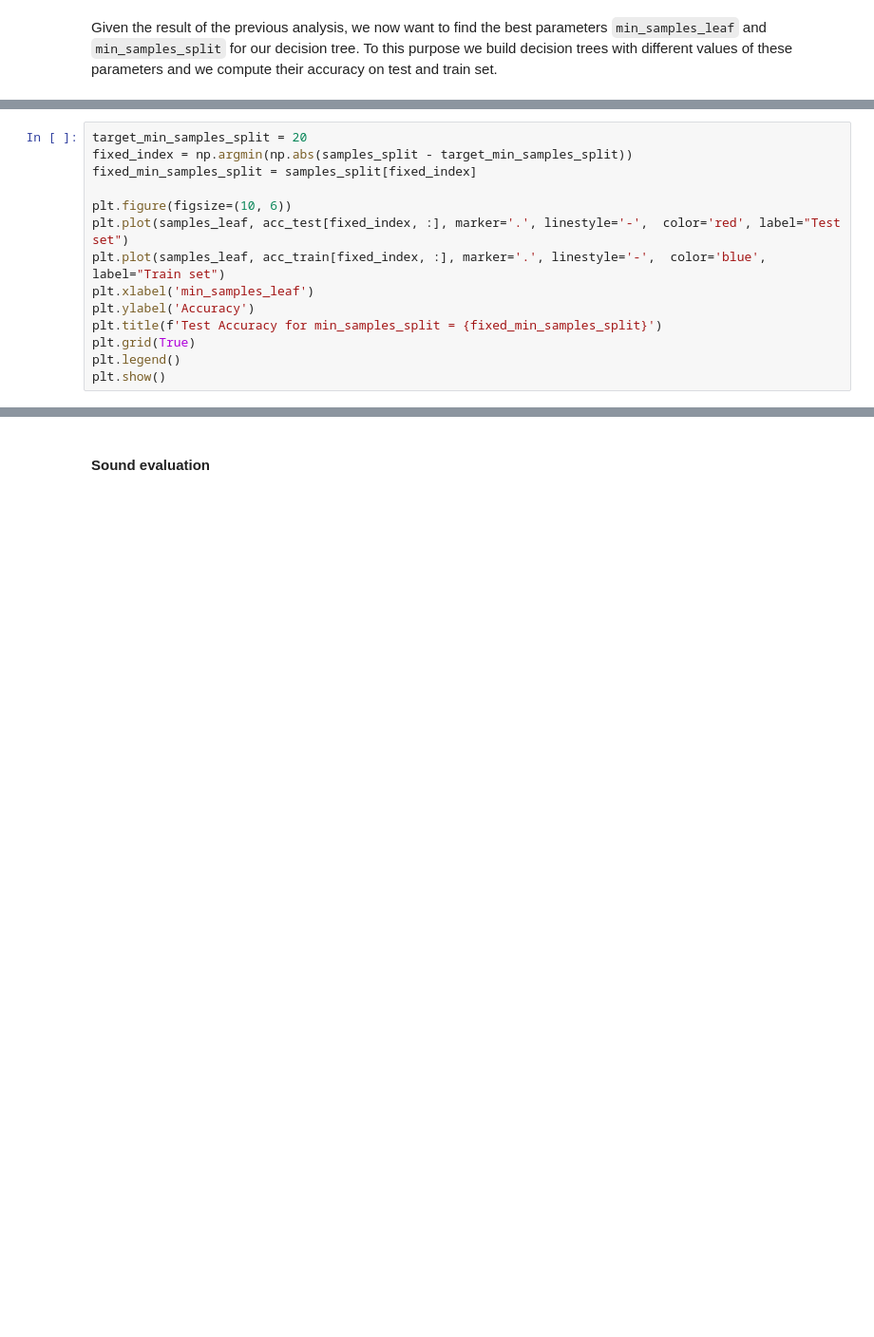
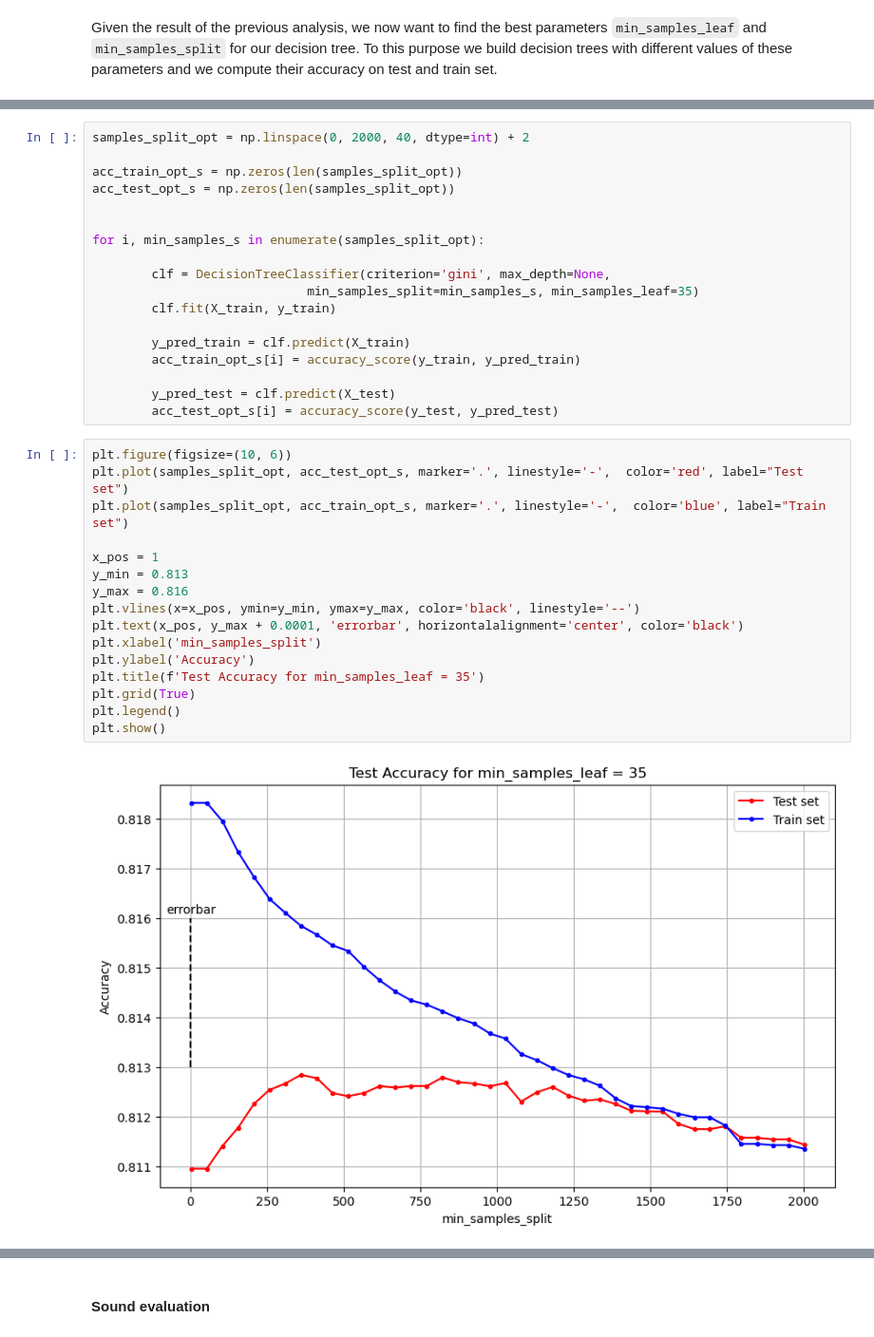
Before and after one commit to giocioc/IML-1, a Jupyter notebook: code/mainNotebook (2).ipynb, the cells around one changed output, grey strips where cells are left out. Shown: that part at 95% size. Cells and saved outputs as stored; diff of their text form; blank space fills up the shorter version.

```diff
--- a/code/mainNotebook (2).ipynb
+++ b/code/mainNotebook (2).ipynb
@@ -949,15 +992,37 @@ plt.show()
 # %%
-target_min_samples_split = 20
-fixed_index = np.argmin(np.abs(samples_split - target_min_samples_split))
-fixed_min_samples_split = samples_split[fixed_index]
+samples_split_opt = np.linspace(0, 2000, 40, dtype=int) + 2
 
-plt.figure(figsize=(10, 6))
-plt.plot(samples_leaf, acc_test[fixed_index, :], marker='.', linestyle='-',  color='red', label="Test set")
-plt.plot(samples_leaf, acc_train[fixed_index, :], marker='.', linestyle='-',  color='blue', label="Train set")
-plt.xlabel('min_samples_leaf')
-plt.ylabel('Accuracy')
-plt.title(f'Test Accuracy for min_samples_split = {fixed_min_samples_split}')
-plt.grid(True)
-plt.legend()
-plt.show()
+acc_train_opt_s = np.zeros(len(samples_split_opt))
+acc_test_opt_s = np.zeros(len(samples_split_opt))
+
+
+for i, min_samples_s in enumerate(samples_split_opt):
+
+        clf = DecisionTreeClassifier(criterion='gini', max_depth=None,
+                             min_samples_split=min_samples_s, min_samples_leaf=35)
+        clf.fit(X_train, y_train)
+
+        y_pred_train = clf.predict(X_train)
+        acc_train_opt_s[i] = accuracy_score(y_train, y_pred_train)
+
+        y_pred_test = clf.predict(X_test)
+        acc_test_opt_s[i] = accuracy_score(y_test, y_pred_test)
+# %%
+plt.figure(figsize=(10, 6))
+plt.plot(samples_split_opt, acc_test_opt_s, marker='.', linestyle='-',  color='red', label="Test set")
+plt.plot(samples_split_opt, acc_train_opt_s, marker='.', linestyle='-',  color='blue', label="Train set")
+
+x_pos = 1
+y_min = 0.813
+y_max = 0.816
+plt.vlines(x=x_pos, ymin=y_min, ymax=y_max, color='black', linestyle='--')
+plt.text(x_pos, y_max + 0.0001, 'errorbar', horizontalalignment='center', color='black')
+plt.xlabel('min_samples_split')
+plt.ylabel('Accuracy')
+plt.title(f'Test Accuracy for min_samples_leaf = 35')
+plt.grid(True)
+plt.legend()
+plt.show()
+# %% [output]
+[figure, added]
 # %% [markdown]
```
Also changed, not shown: parts of 20 cells of this notebook.
